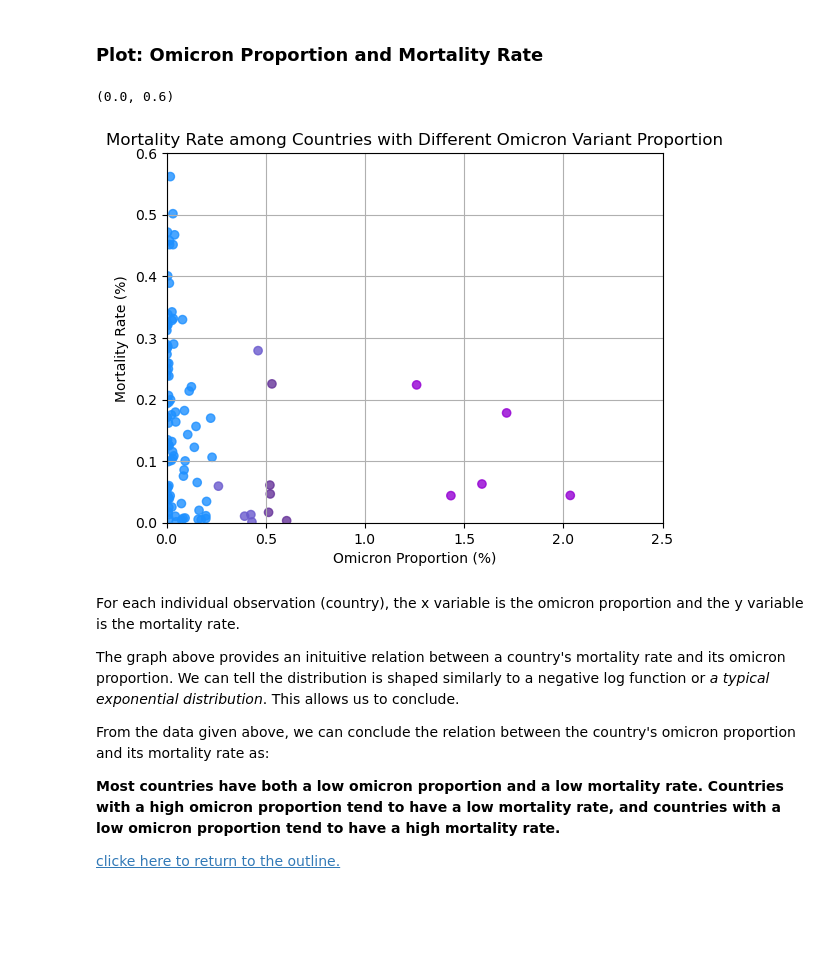
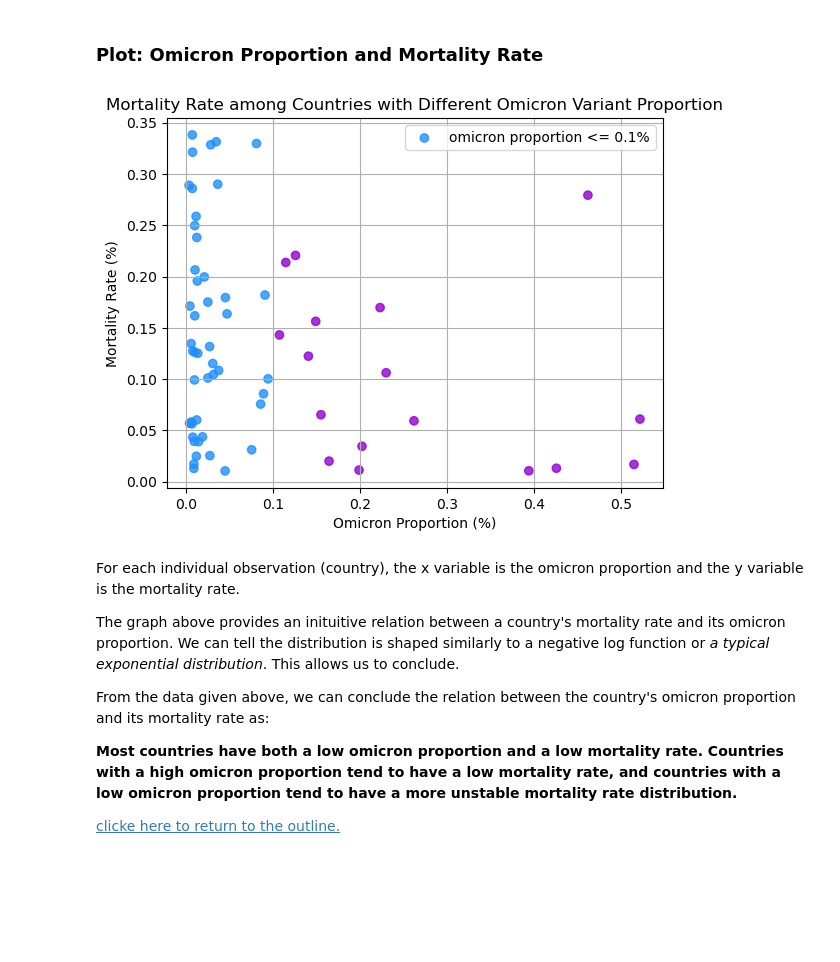
Before and after one commit to robinasaki/Analyzing-the-COVID-19-Mortality-Rate-with-respect-to-Different-Variables, a Jupyter notebook: Analyzing the COVID-19 Mortality Rate with respect to Different Variables.ipynb, the cells around one changed output. Saved outputs shown, nothing was run; the diff lists cells and outputs as text; code cells hidden in the pictures.

```diff
--- a/Analyzing the COVID-19 Mortality Rate with respect to Different Variables.ipynb
+++ b/Analyzing the COVID-19 Mortality Rate with respect to Different Variables.ipynb
@@ -844,21 +847,30 @@ One way to explain this is that countries with medium GDP per capita are mainly
 # %%
 ### plot
 
 fig, ax = plt.subplots()
+#colors = ['dodgerblue' if i<0.25 else 'slateblue' if i<0.5 else 'rebeccapurple' if i<0.75 else 'darkviolet' for i in country_death_confirm_population['Omicron Prop (%)']]
 
-colors = ['dodgerblue' if i<0.25 else 'slateblue' if i<0.5 else 'rebeccapurple' if i<0.75 else 'darkviolet' for i in country_death_confirm_population['Omicron Prop (%)']]
+# drop the outliners
+country_death_confirm_population_2 = country_death_confirm_population.sort_values('Mortality Rate (%)', ascending=False).reset_index(drop=True).drop(
+    index=[0,1,2,3,4,5,6,7,8,9,10])
+country_death_confirm_population_2 = country_death_confirm_population_2.sort_values('Mortality Rate (%)').reset_index(drop=True).drop(
+    index=[0,1,2,3,4,5,6,7,8,9,10])
+country_death_confirm_population_2 = country_death_confirm_population_2.sort_values('Omicron Prop (%)', ascending=False).reset_index(drop=True).drop(
+    index=[0,1,2,3,4,5,6,7,8,9,10])
+country_death_confirm_population_2 = country_death_confirm_population_2.sort_values('Omicron Prop (%)').reset_index(drop=True).drop(
+    index=[0,1,2,3,4,5,6,7,8,9,10])
 
-plt.scatter(x = country_death_confirm_population['Omicron Prop (%)'], y = country_death_confirm_population['Mortality Rate (%)'], color = colors, alpha = 0.8)
+
+colors = ['dodgerblue' if i<0.1 else'darkviolet' for i in country_death_confirm_population_2['Omicron Prop (%)']]
+plot = plt.scatter(x = country_death_confirm_population_2['Omicron Prop (%)'], y = country_death_confirm_population_2['Mortality Rate (%)'], color = colors, alpha = 0.8)
 ax.grid(True)
 ax.set_xlabel('Omicron Proportion (%)')
 ax.set_ylabel('Mortality Rate (%)')
-
+ax.legend([plot], ['omicron proportion <= 0.1%'])
 plt.title('Mortality Rate among Countries with Different Omicron Variant Proportion')
-plt.xlim(0,2.5)
-plt.ylim(0,0.6)
+plt.show()
 # %% [output]
-(0.0, 0.6)
-[figure, old version]
+[figure, new version]
 # %% [markdown]
 For each individual observation (country), the x variable is the omicron proportion and the y variable is the mortality rate.
 
@@ -866,7 +878,7 @@ The graph above provides an inituitive relation between a country's mortality ra
 
 From the data given above, we can conclude the relation between the country's omicron proportion and its mortality rate as:
 
-**Most countries have both a low omicron proportion and a low mortality rate. Countries with a high omicron proportion tend to have a low mortality rate, and countries with a low omicron proportion tend to have a high mortality rate.**
+**Most countries have both a low omicron proportion and a low mortality rate. Countries with a high omicron proportion tend to have a low mortality rate, and countries with a low omicron proportion tend to have a more unstable mortality rate distribution.**
 
 [clicke here to return to the outline.](#outline)
 
```
Also changed, not shown: parts of 43 cells of this notebook.
